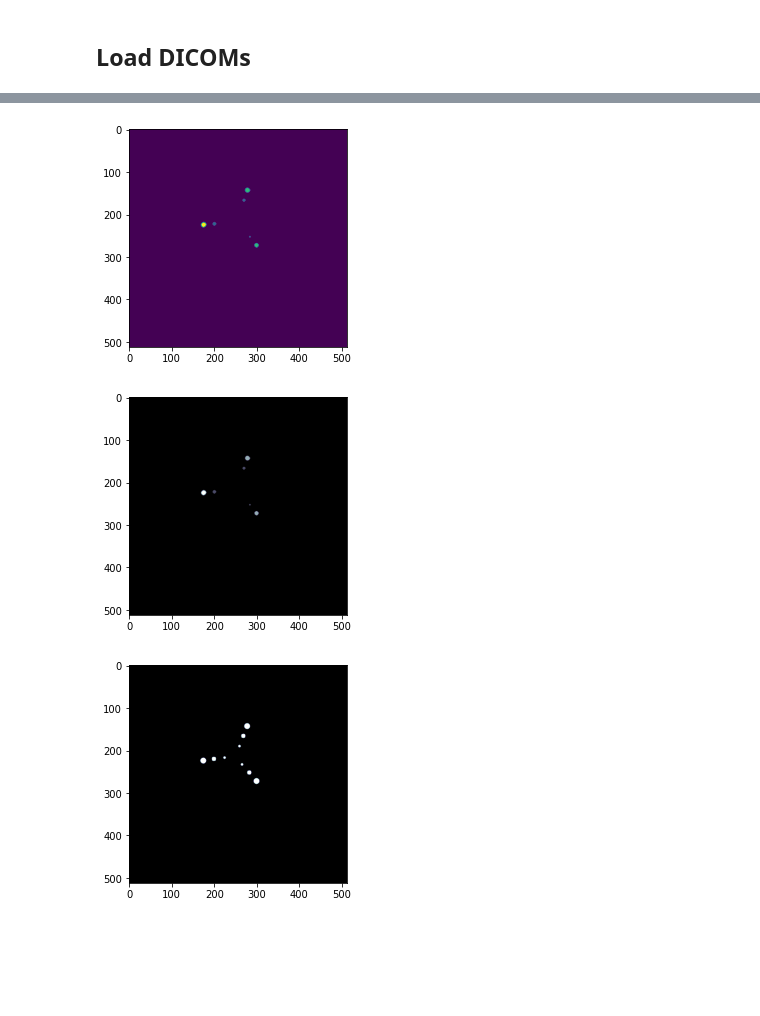
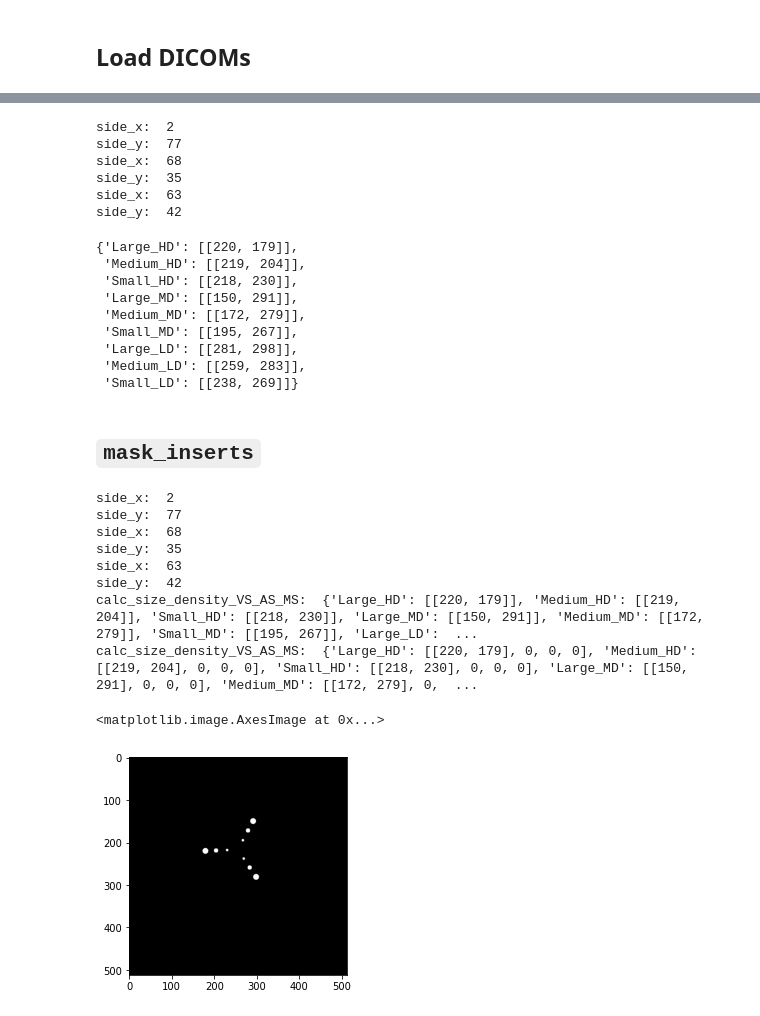
Before and after one commit to MolloiLab/CAC-stanford-data, a Jupyter notebook: python/segmentation/segmentation.ipynb, the cells around one changed output, grey strips where cells are left out. Drawn from its saved outputs; the diff is of its cells as text; code cells hidden in the pictures; blank space fills up the shorter version.

```diff
--- a/python/segmentation/segmentation.ipynb
+++ b/python/segmentation/segmentation.ipynb
@@ -698,3 +534,5 @@ idx:  46
+# %%
+output, CCI_array = calc_output(dcm_array, CCI_slice)
 # %%
 output
 # %% [output]
@@ -747,0 +684,20 @@ Segment the 9 inserts
+# %%
+calc_centers(output, center_insert)
+# %% [output]
+side_x:  2
+side_y:  77
+side_x:  68
+side_y:  35
+side_x:  63
+side_y:  42
+{'Large_HD': [[220, 179]],
+ 'Medium_HD': [[219, 204]],
+ 'Small_HD': [[218, 230]],
+ 'Large_MD': [[150, 291]],
+ 'Medium_MD': [[172, 279]],
+ 'Small_MD': [[195, 267]],
+ 'Large_LD': [[281, 298]],
+ 'Medium_LD': [[259, 283]],
+ 'Small_LD': [[238, 269]]}
+# %% [markdown]
+## `mask_inserts`
@@ -748,6 +748,16 @@ Segment the 9 inserts
 # %%
-mask1, mask2, mask3, mask4, mask5, mask6, mask7, mask8, mask9 = mask_inserts(True)
+mask1, mask2, mask3, mask4, mask5, mask6, mask7, mask8, mask9 = mask_inserts(dcm_array, CCI_slice, center_insert)
 # %% [output]
-[figure, removed]
-[figure, removed]
-[figure, removed]
+side_x:  2
+side_y:  77
+side_x:  68
+side_y:  35
+side_x:  63
+side_y:  42
+calc_size_density_VS_AS_MS:  {'Large_HD': [[220, 179]], 'Medium_HD': [[219, 204]], 'Small_HD': [[218, 230]], 'Large_MD': [[150, 291]], 'Medium_MD': [[172, 279]], 'Small_MD': [[195, 267]], 'Large_LD':  ...
+calc_size_density_VS_AS_MS:  {'Large_HD': [[220, 179], 0, 0, 0], 'Medium_HD': [[219, 204], 0, 0, 0], 'Small_HD': [[218, 230], 0, 0, 0], 'Large_MD': [[150, 291], 0, 0, 0], 'Medium_MD': [[172, 279], 0,  ...
+# %%
+plt.imshow(mask1 + mask2 + mask3 + mask4 + mask5 + mask6 + mask7 + mask8 + mask9, cmap="gray")
+# %% [output]
+<matplotlib.image.AxesImage at 0x...>
+[figure, added]
```
Also changed, not shown: parts of 79 cells of this notebook, 1 other file.
